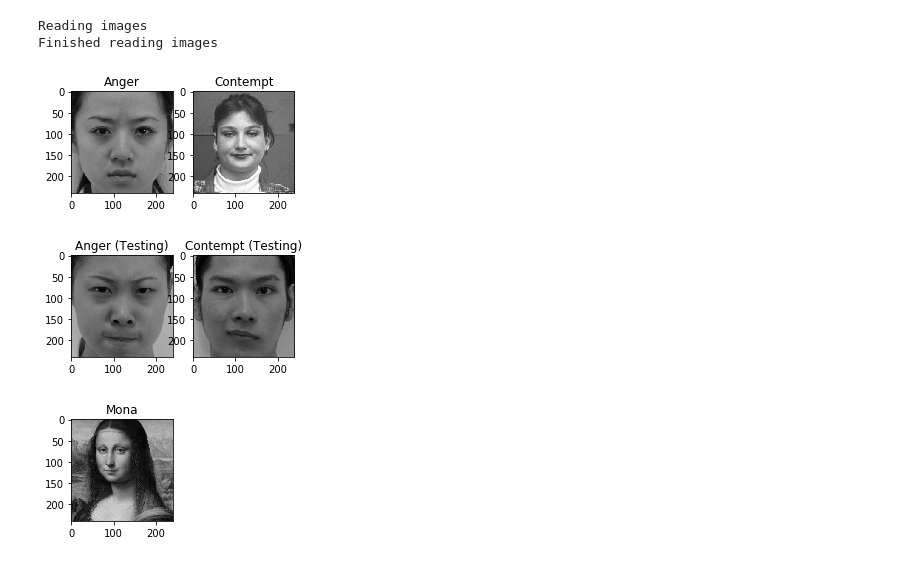
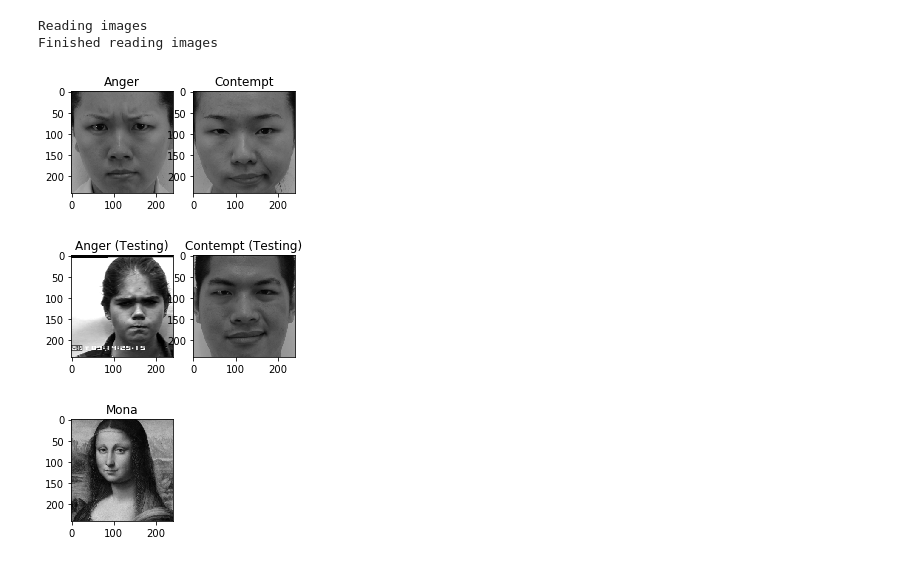
Before and after one commit to Jo-Pan/Facial-expression-detection, a Jupyter notebook: ML_Image_Recognition.ipynb, the cells around one changed output. Saved outputs shown, nothing was run; the diff lists cells and outputs as text; code cells hidden in the pictures.

```diff
--- a/ML_Image_Recognition.ipynb
+++ b/ML_Image_Recognition.ipynb
@@ -157,15 +157,23 @@ def read_mona(image):
     image = image.astype(np.float32)
     image = np.multiply(image, 1.0 / 255.0)
     return image
+# %%
+#Elaine
+#mypath = '/home/yingjie/Desktop/Machine_Learning/Assignment5/'
+#mona_path = '/home/yingjie/Desktop/Machine_Learning/Facial-expression-detection/images/'
+#Jo
+mypath='/Users/Pan/Google Drive/Data Science/Machine Learning/Facial-expression-detection/images/'
+mona_path=mypath
+
+#Common
+train_path=mypath+'train/'
+testing_path=mypath+'valid/'
 # %%
 # load images
 images = []
 labels = []
 testing_images = []
 testing_labels = []
-
-train_path = '/home/yingjie/Desktop/Machine_Learning/Assignment5/train/'
-testing_path = '/home/yingjie/Desktop/Machine_Learning/Assignment5/valid/'
 
 emotions = ['anger','contempt','disgust','fear','happiness','neutral','sadness','surprise']
 
@@ -205,34 +213,34 @@ max_itr=1
 image_size=240
 
 # Inspect Data: Show first image of each type
 fig = plt.figure(figsize=(4, 4))
 
 ax = fig.add_subplot(121)
 plt.imshow(images[0])
 ax.set_title('Anger')
 
 ax = fig.add_subplot(122)
 plt.imshow(images[136])
 ax.set_title('Contempt')
 
 plt.show()
 
 # Inspect Data: Show first image of each type
 fig = plt.figure(figsize=(4, 4))
 
 ax = fig.add_subplot(121)
 plt.imshow(testing_images[0])
 ax.set_title('Anger (Testing)')
 
 ax = fig.add_subplot(122)
 plt.imshow(testing_images[17])
 ax.set_title('Contempt (Testing)')
 
 plt.show()
 # %% [output]
 Reading images
 Finished reading images
-[figure, old version]
+[figure, new version]
-[figure, old version]
+[figure, new version]
 # %%
 from PIL import Image
```
Also changed, not shown: parts of 4 cells of this notebook.
